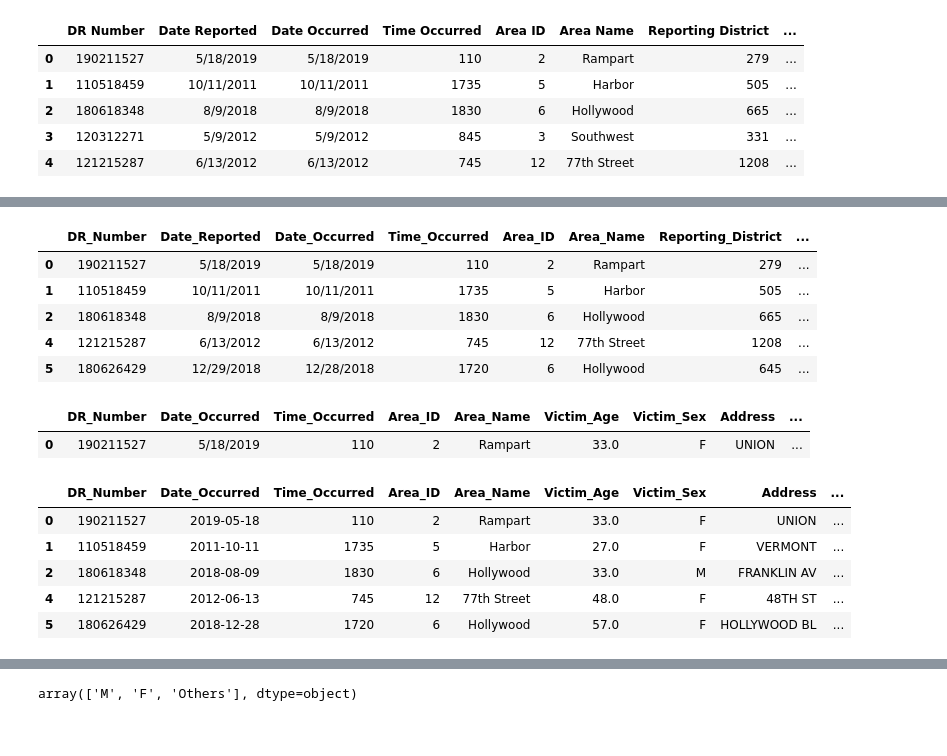
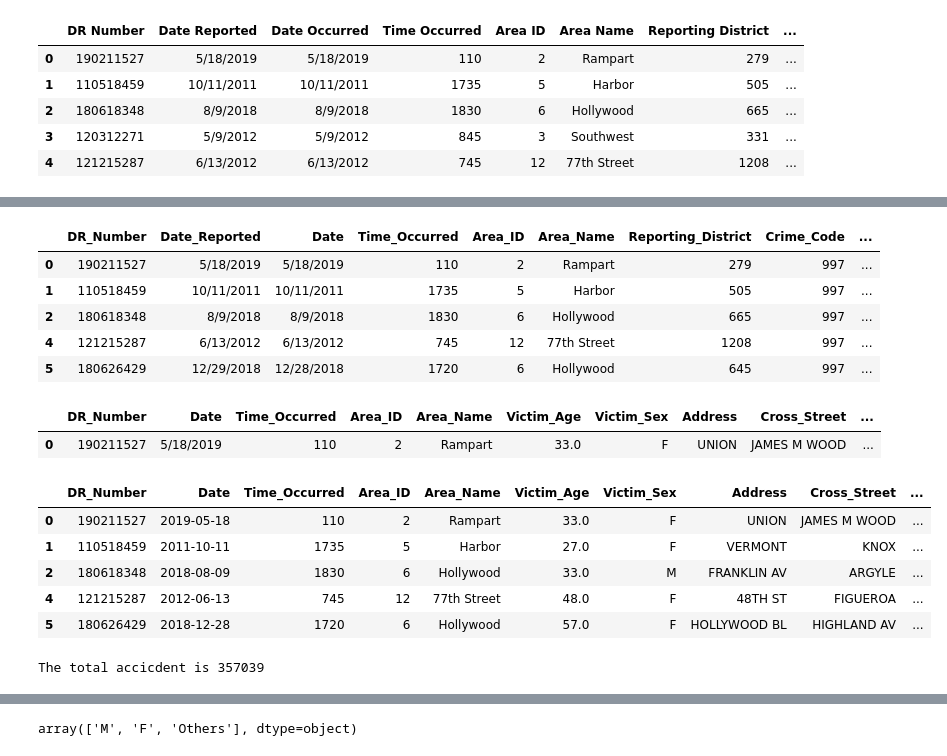
Before and after one commit to TDuong90/AutoNimbus, a Jupyter notebook: Tan/AutoNimbus.ipynb, the cells around one changed output, grey strips where cells are left out. Cells and saved outputs as stored; diff of their text form; code cells hidden in the pictures.

Commit message:
Updated Tableau

```diff
--- a/Tan/AutoNimbus.ipynb
+++ b/Tan/AutoNimbus.ipynb
@@ -48,7 +48,7 @@ dtype: int64
 # %%
 renamed_df = original_df.rename(columns={"DR Number":"DR_Number",
                                          "Date Reported":"Date_Reported",
-                                         "Date Occurred":"Date_Occurred",
+                                         "Date Occurred":"Date",
                                          "Time Occurred":"Time_Occurred",
                                          "Area ID":"Area_ID",
                                          "Area Name":"Area_Name",
@@ -65,36 +65,37 @@ renamed_df = original_df.rename(columns={"DR Number":"DR_Number",
                                          })
 renamed_df.head()
 # %% [output]
-|  | DR_Number | Date_Reported | Date_Occurred | Time_Occurred | Area_ID | Area_Name | Reporting_District | ... |
-| 0 | 190211527 | 5/18/2019 | 5/18/2019 | 110 | 2 | Rampart | 279 | ... |
-| 1 | 110518459 | 10/11/2011 | 10/11/2011 | 1735 | 5 | Harbor | 505 | ... |
-| 2 | 180618348 | 8/9/2018 | 8/9/2018 | 1830 | 6 | Hollywood | 665 | ... |
-| 4 | 121215287 | 6/13/2012 | 6/13/2012 | 745 | 12 | 77th Street | 1208 | ... |
-| 5 | 180626429 | 12/29/2018 | 12/28/2018 | 1720 | 6 | Hollywood | 645 | ... |
+|  | DR_Number | Date_Reported | Date | Time_Occurred | Area_ID | Area_Name | Reporting_District | Crime_Code | ... |
+| 0 | 190211527 | 5/18/2019 | 5/18/2019 | 110 | 2 | Rampart | 279 | 997 | ... |
+| 1 | 110518459 | 10/11/2011 | 10/11/2011 | 1735 | 5 | Harbor | 505 | 997 | ... |
+| 2 | 180618348 | 8/9/2018 | 8/9/2018 | 1830 | 6 | Hollywood | 665 | 997 | ... |
+| 4 | 121215287 | 6/13/2012 | 6/13/2012 | 745 | 12 | 77th Street | 1208 | 997 | ... |
+| 5 | 180626429 | 12/29/2018 | 12/28/2018 | 1720 | 6 | Hollywood | 645 | 997 | ... |
 # %%
 #Drop all irrelevant columns
 
 sorted_df = renamed_df.drop(renamed_df[["Date_Reported","Reporting_District","Crime_Code","MO_Codes","Crime_Code_Description","Victim_Descent","Premise_Code","Premise_Description"]], axis=1)
 sorted_df.head(1)
 # %% [output]
-|  | DR_Number | Date_Occurred | Time_Occurred | Area_ID | Area_Name | Victim_Age | Victim_Sex | Address | ... |
-| 0 | 190211527 | 5/18/2019 | 110 | 2 | Rampart | 33.0 | F | UNION | ... |
+|  | DR_Number | Date | Time_Occurred | Area_ID | Area_Name | Victim_Age | Victim_Sex | Address | Cross_Street | ... |
+| 0 | 190211527 | 5/18/2019 | 110 | 2 | Rampart | 33.0 | F | UNION | JAMES M WOOD | ... |
 # %%
 # change to datetime format
 
-sorted_df.Date_Occurred = pd.to_datetime(sorted_df.Date_Occurred).dt.strftime('%Y-%m-%d')
+sorted_df.Date = pd.to_datetime(sorted_df.Date).dt.strftime('%Y-%m-%d')
 sorted_df.head()
 # %% [output]
-|  | DR_Number | Date_Occurred | Time_Occurred | Area_ID | Area_Name | Victim_Age | Victim_Sex | Address | ... |
-| 0 | 190211527 | 2019-05-18 | 110 | 2 | Rampart | 33.0 | F | UNION | ... |
-| 1 | 110518459 | 2011-10-11 | 1735 | 5 | Harbor | 27.0 | F | VERMONT | ... |
-| 2 | 180618348 | 2018-08-09 | 1830 | 6 | Hollywood | 33.0 | M | FRANKLIN AV | ... |
-| 4 | 121215287 | 2012-06-13 | 745 | 12 | 77th Street | 48.0 | F | 48TH ST | ... |
-| 5 | 180626429 | 2018-12-28 | 1720 | 6 | Hollywood | 57.0 | F | HOLLYWOOD BL | ... |
+|  | DR_Number | Date | Time_Occurred | Area_ID | Area_Name | Victim_Age | Victim_Sex | Address | Cross_Street | ... |
+| 0 | 190211527 | 2019-05-18 | 110 | 2 | Rampart | 33.0 | F | UNION | JAMES M WOOD | ... |
+| 1 | 110518459 | 2011-10-11 | 1735 | 5 | Harbor | 27.0 | F | VERMONT | KNOX | ... |
+| 2 | 180618348 | 2018-08-09 | 1830 | 6 | Hollywood | 33.0 | M | FRANKLIN AV | ARGYLE | ... |
+| 4 | 121215287 | 2012-06-13 | 745 | 12 | 77th Street | 48.0 | F | 48TH ST | FIGUEROA | ... |
+| 5 | 180626429 | 2018-12-28 | 1720 | 6 | Hollywood | 57.0 | F | HOLLYWOOD BL | HIGHLAND AV | ... |
 # %%
 #Calculate total accident and surivivor
 total_accident = sorted_df["DR_Number"].nunique()
-
-survivors = sorted_df["Victim_Sex"].isna().sum()
+print(f"The total accicdent is {total_accident}")
+# %% [output]
+The total accicdent is 357039
 # %%
 #sort values for date
```
Also changed, not shown: parts of 16 cells of this notebook, 11 other files.
